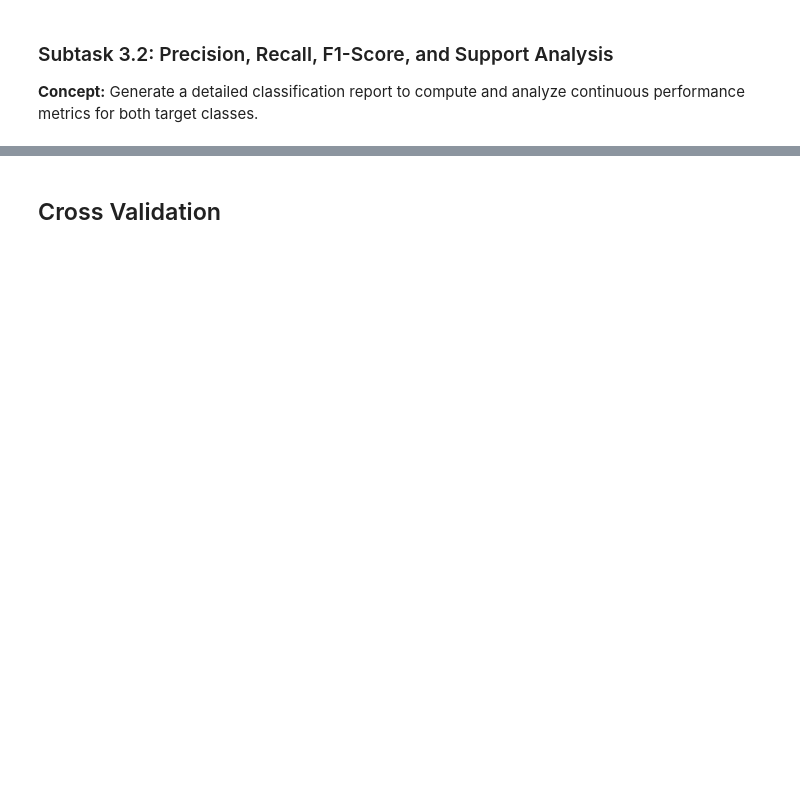
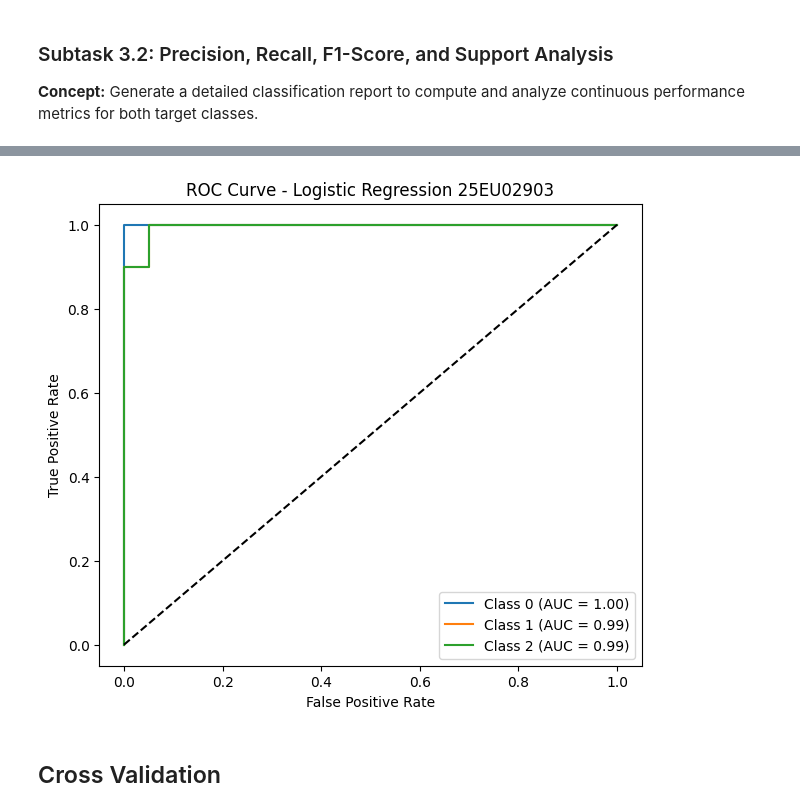
Before and after one commit to lakeshinisree/ML-Lab, a Jupyter notebook: Task-3/In_lab_Ex3.ipynb, the cells around one changed output, grey strips where cells are left out. Drawn from its saved outputs; the diff is of its cells as text; code cells hidden in the pictures; blank space fills up the shorter version.

```diff
--- a/Task-3/In_lab_Ex3.ipynb
+++ b/Task-3/In_lab_Ex3.ipynb
@@ -245,28 +285,30 @@ print(report_output)
 # %%
 from sklearn.preprocessing import label_binarize
 from sklearn.metrics import roc_curve, auc
 import matplotlib.pyplot as plt
 
 # Convert test labels to binary format
 y_test_bin = label_binarize(y_test, classes=[0, 1, 2])
 
 # Get predicted probabilities
 y_score = lr_model.predict_proba(X_test)
 
 # Plot ROC curve for each class
 plt.figure(figsize=(7,6))
 
 for i in range(3):
     fpr, tpr, _ = roc_curve(y_test_bin[:, i], y_score[:, i])
     roc_auc = auc(fpr, tpr)
     plt.plot(fpr, tpr, label=f'Class {i} (AUC = {roc_auc:.2f})')
 
 plt.plot([0,1], [0,1], 'k--')
 plt.xlabel("False Positive Rate")
 plt.ylabel("True Positive Rate")
-plt.title("ROC Curve - Logistic Regression")
+plt.title("ROC Curve - Logistic Regression 25EU02903")
 plt.legend(loc="lower right")
 plt.show()
+# %% [output]
+[figure, added]
 # %% [markdown]
 ## Cross Validation
 # %%
```
Also changed, not shown: parts of 12 cells of this notebook.
